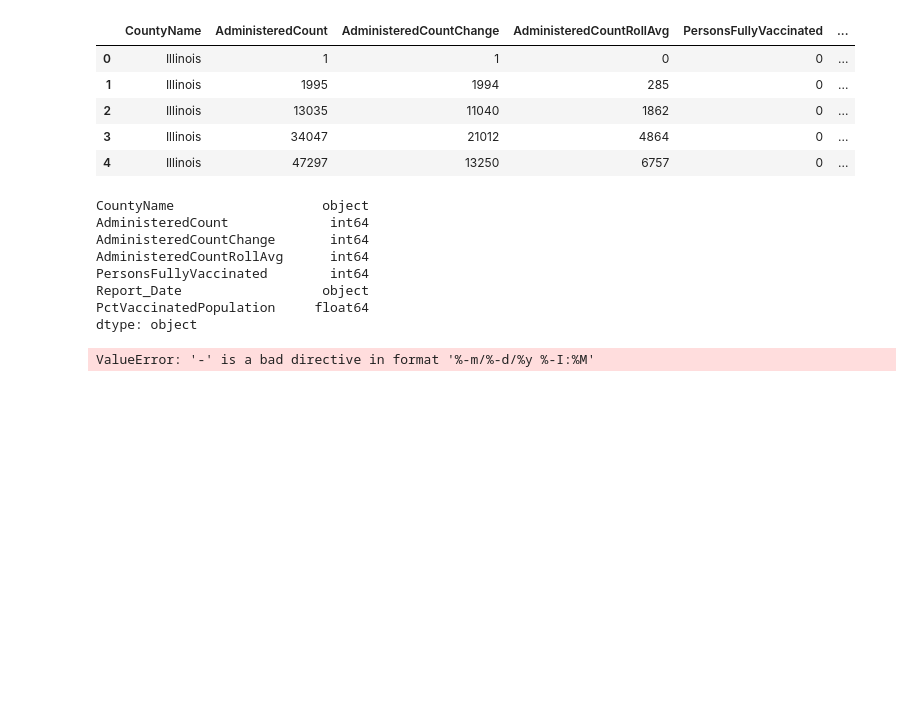
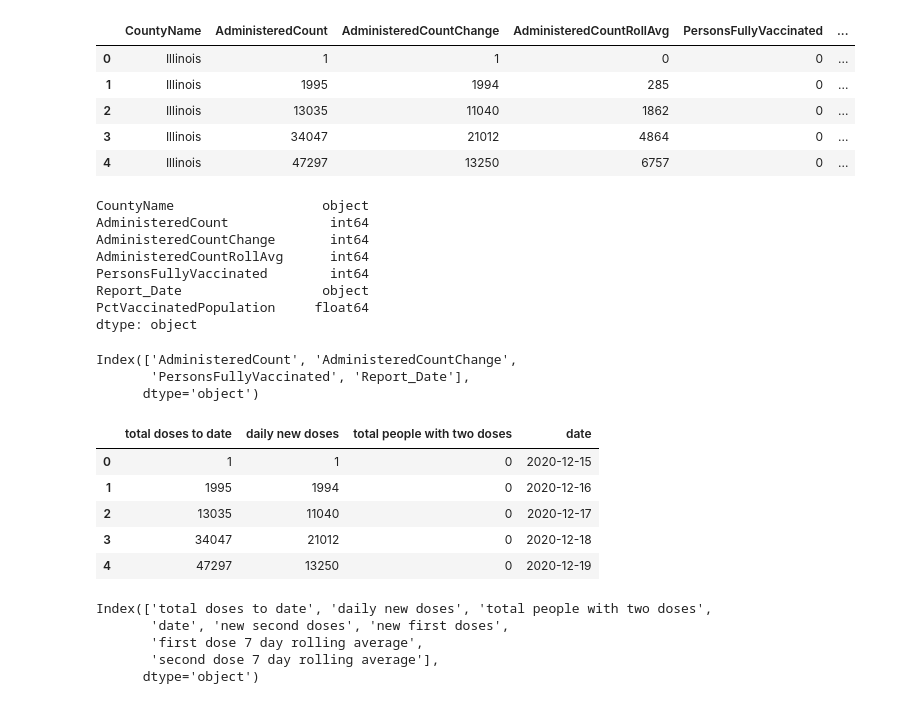
Before and after one commit to leah-handel/IDPH, a Jupyter notebook: Illinois Vaccination Data.ipynb, the cells around one changed output. Saved outputs shown, nothing was run; the diff lists cells and outputs as text; code cells hidden in the pictures; blank space fills up the shorter version.

```diff
--- a/Illinois Vaccination Data.ipynb
+++ b/Illinois Vaccination Data.ipynb
@@ -23,17 +26,13 @@ PersonsFullyVaccinated        int64
 Report_Date                  object
 PctVaccinatedPopulation     float64
 dtype: object
-# %%
-data["datetime"] = ""
-
-for index, row in data.iterrows():
-
-    date = row["Report_Date"]
-
-    formatted = datetime.datetime.strptime(date, '%-m/%-d/%y %-I:%M')
-
-    dna_data.loc[index, "Sample Month"] = formatted
-# %%
-pd.to_datetime(data["Report_Date"], format='%-m/%-d/%y %-I:%M')
-# %% [output]
-ValueError: '-' is a bad directive in format '%-m/%-d/%y %-I:%M'
+# %%
+data["Report_Date"] = pd.to_datetime(data["Report_Date"])
+# %%
+data = data[['AdministeredCount', 'AdministeredCountChange','PersonsFullyVaccinated', 'Report_Date']]
+# %%
+data.columns
+# %% [output]
+Index(['AdministeredCount', 'AdministeredCountChange',
+       'PersonsFullyVaccinated', 'Report_Date'],
+      dtype='object')
@@ -39,0 +44,9 @@ ValueError: '-' is a bad directive in format '%-m/%-d/%y %-I:%M'
+# %%
+data.head()
+# %% [output]
+|  | total doses to date | daily new doses | total people with two doses | date |
+| 0 | 1 | 1 | 0 | 2020-12-15 |
+| 1 | 1995 | 1994 | 0 | 2020-12-16 |
+| 2 | 13035 | 11040 | 0 | 2020-12-17 |
+| 3 | 34047 | 21012 | 0 | 2020-12-18 |
+| 4 | 47297 | 13250 | 0 | 2020-12-19 |
@@ -39,0 +68,8 @@ ValueError: '-' is a bad directive in format '%-m/%-d/%y %-I:%M'
+# %%
+data.columns
+# %% [output]
+Index(['total doses to date', 'daily new doses', 'total people with two doses',
+       'date', 'new second doses', 'new first doses',
+       'first dose 7 day rolling average',
+       'second dose 7 day rolling average'],
+      dtype='object')
```
Also changed, not shown: parts of 16 cells of this notebook, 1 other file.
